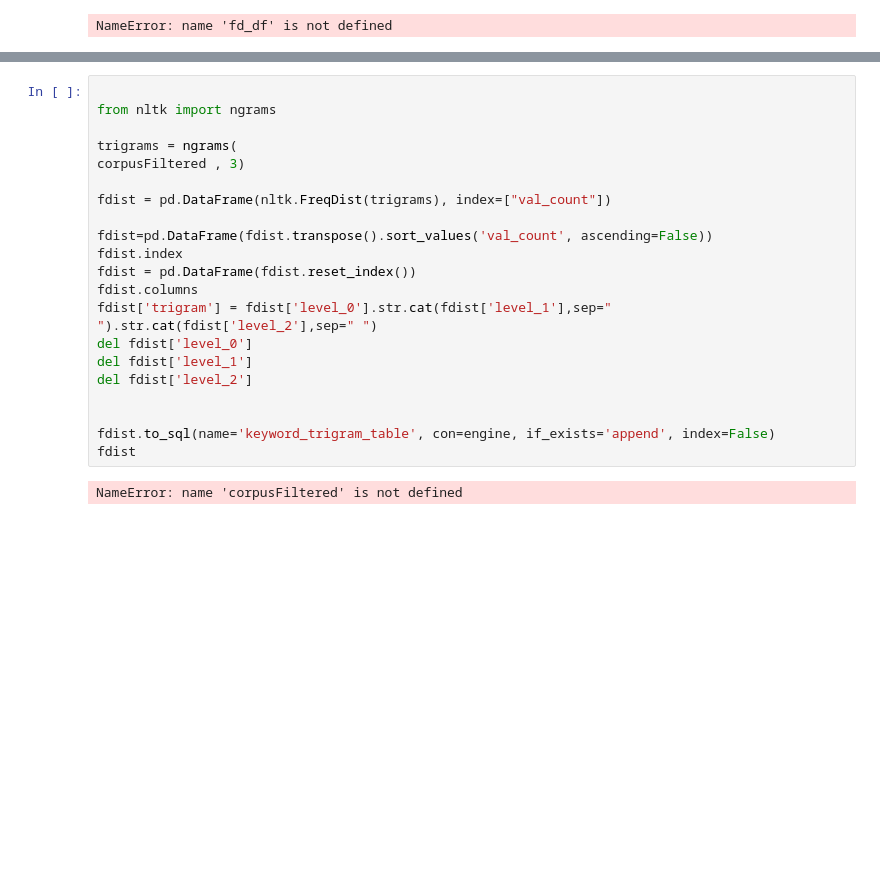
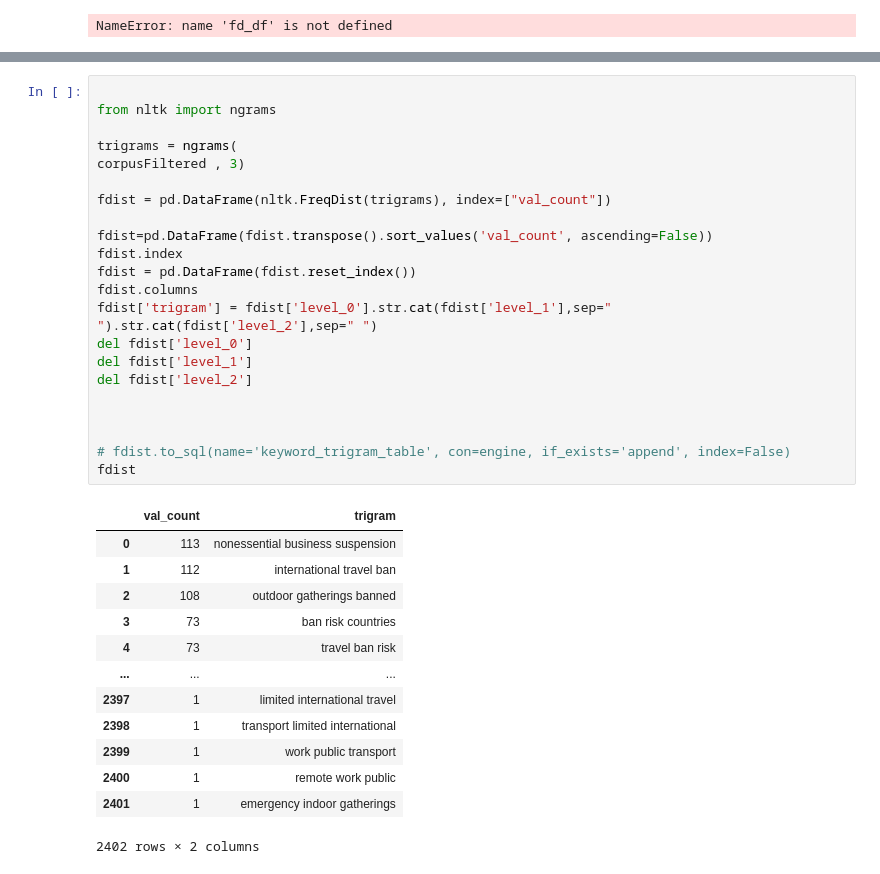
Before and after one commit to liliangotberg/Corona-Virus-Group, a Jupyter notebook: joe_stuff/Notebooks/ETL.ipynb, the cells around one changed output, grey strips where cells are left out. Cells and saved outputs as stored; diff of their text form; blank space fills up the shorter version.

```diff
--- a/joe_stuff/Notebooks/ETL.ipynb
+++ b/joe_stuff/Notebooks/ETL.ipynb
@@ -117,23 +168,36 @@ NameError: name 'fd' is not defined
 # %%
 
 from nltk import ngrams
 
 trigrams = ngrams(
 corpusFiltered , 3)
 
 fdist = pd.DataFrame(nltk.FreqDist(trigrams), index=["val_count"])
 
 fdist=pd.DataFrame(fdist.transpose().sort_values('val_count', ascending=False))
 fdist.index
 fdist = pd.DataFrame(fdist.reset_index())
 fdist.columns
 fdist['trigram'] = fdist['level_0'].str.cat(fdist['level_1'],sep=" ").str.cat(fdist['level_2'],sep=" ")
 del fdist['level_0']
 del fdist['level_1']
 del fdist['level_2']
 
 
-fdist.to_sql(name='keyword_trigram_table', con=engine, if_exists='append', index=False)
+
+# fdist.to_sql(name='keyword_trigram_table', con=engine, if_exists='append', index=False)
 fdist
 # %% [output]
+|  | val_count | trigram |
+| 0 | 113 | nonessential business suspension |
+| 1 | 112 | international travel ban |
+| 2 | 108 | outdoor gatherings banned |
+| 3 | 73 | ban risk countries |
+| 4 | 73 | travel ban risk |
+| ... | ... | ... |
+| 2397 | 1 | limited international travel |
+| 2398 | 1 | transport limited international |
+| 2399 | 1 | work public transport |
+| 2400 | 1 | remote work public |
+| 2401 | 1 | emergency indoor gatherings |
-NameError: name 'corpusFiltered' is not defined
+2402 rows × 2 columns
```
Also changed, not shown: parts of 9 cells of this notebook, 2 other files.
